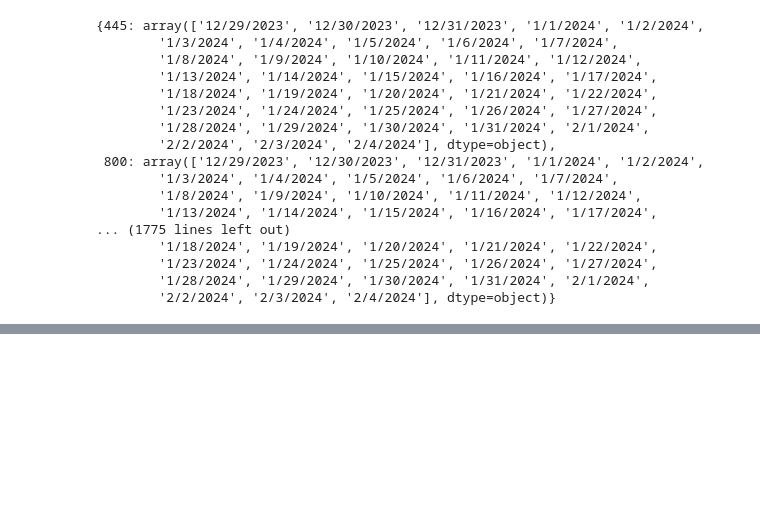
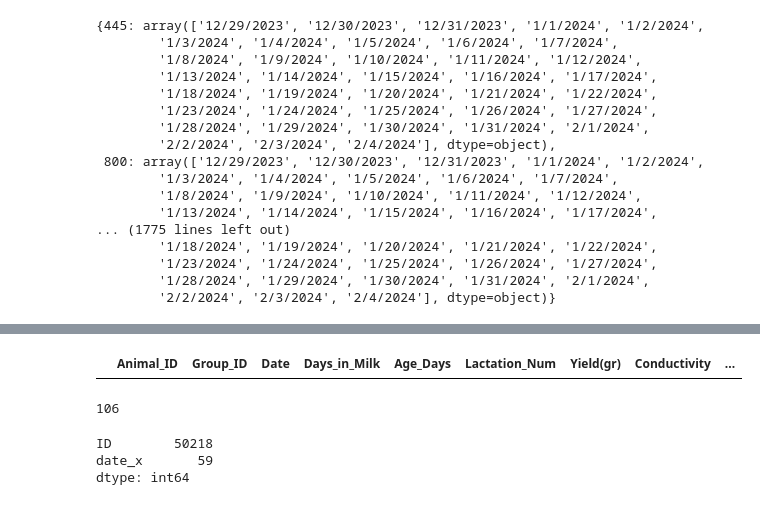
Before and after one commit to rajeshneupane7/merging, a Jupyter notebook: henk_data.ipynb, the cells around one changed output, grey strips where cells are left out. Saved outputs shown, nothing was run; the diff lists cells and outputs as text; code cells hidden in the pictures; blank space fills up the shorter version.

```diff
--- a/henk_data.ipynb
+++ b/henk_data.ipynb
@@ -72,0 +179,14 @@ master_sheet.groupby(['ID'])['date'].unique().to_dict()
+# %%
+temp_data=[]
+for animal_id, data_animal in master_sheet.groupby('ID'):
+    start_date= data_animal.sort_values('date')['date'][-1]-timedelata('30d')
+    end_date= start_date+ timedelata('30d')
+    for animal_id1, data_animal1 in merged_df.groupby('animal_id'):
+        data_to_get1= data_animal1[data_animal1['date_x']>start_date & <end_date]
+        for animal_id2, data_animal2 in combined_df.groupby('Cow'):
+            data_to_get2= data_animal2[data_animal2['date']>start_date & <end_date]
+            for animal_id3, data_animal3 in one_month_before.groupby('Animal_ID'):
+                data_to_get3= data_animal3[data_animal3['Date']>start_date & <end_date]
+                if animal_id= animal_id1 =animal_id2 =animal_id3
+                data_animal.merge(data_animal1, data_animal2, data_animal3)
+                data_animal.append(temp_df)
@@ -72,0 +311,8 @@ master_sheet.groupby(['ID'])['date'].unique().to_dict()
+# %%
+subset3
+# %% [output]
+|  | Animal_ID | Group_ID | Date | Days_in_Milk | Age_Days | Lactation_Num | Yield(gr) | Conductivity | ... |
+# %%
+len(final_df.date_y.unique())
+# %% [output]
+106
@@ -72,0 +322,6 @@ master_sheet.groupby(['ID'])['date'].unique().to_dict()
+# %%
+final_df.groupby('ID')['date_x'].nunique().reset_index().max()
+# %% [output]
+ID        50218
+date_x       59
+dtype: int64
```
Also changed, not shown: parts of 11 cells of this notebook.
